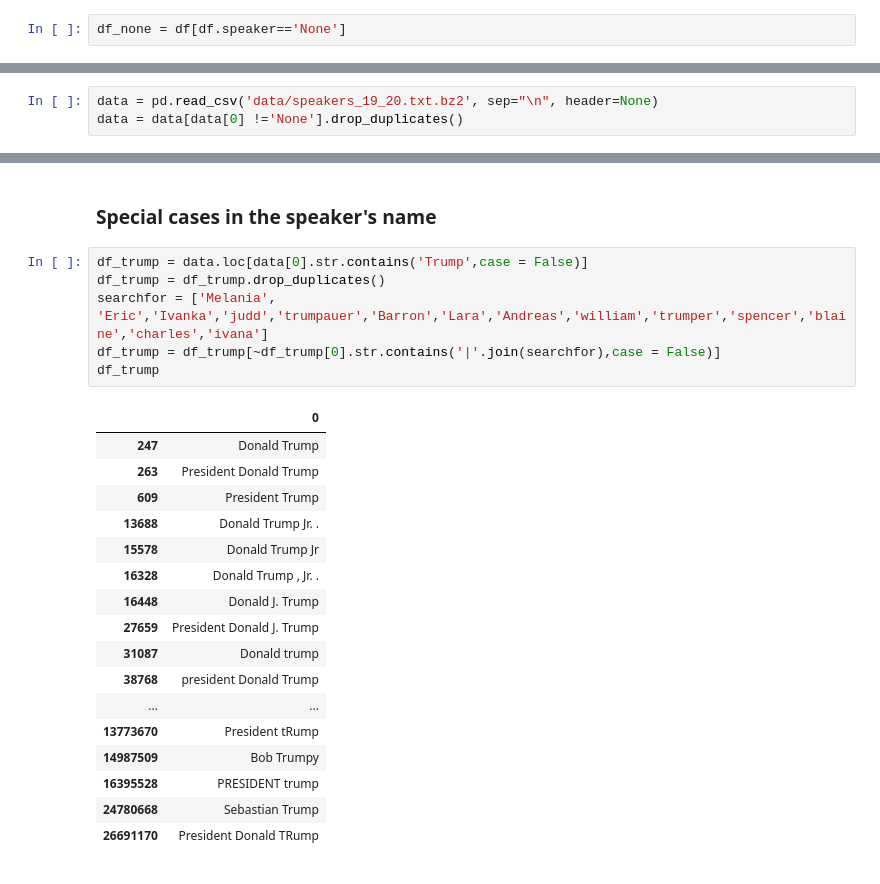
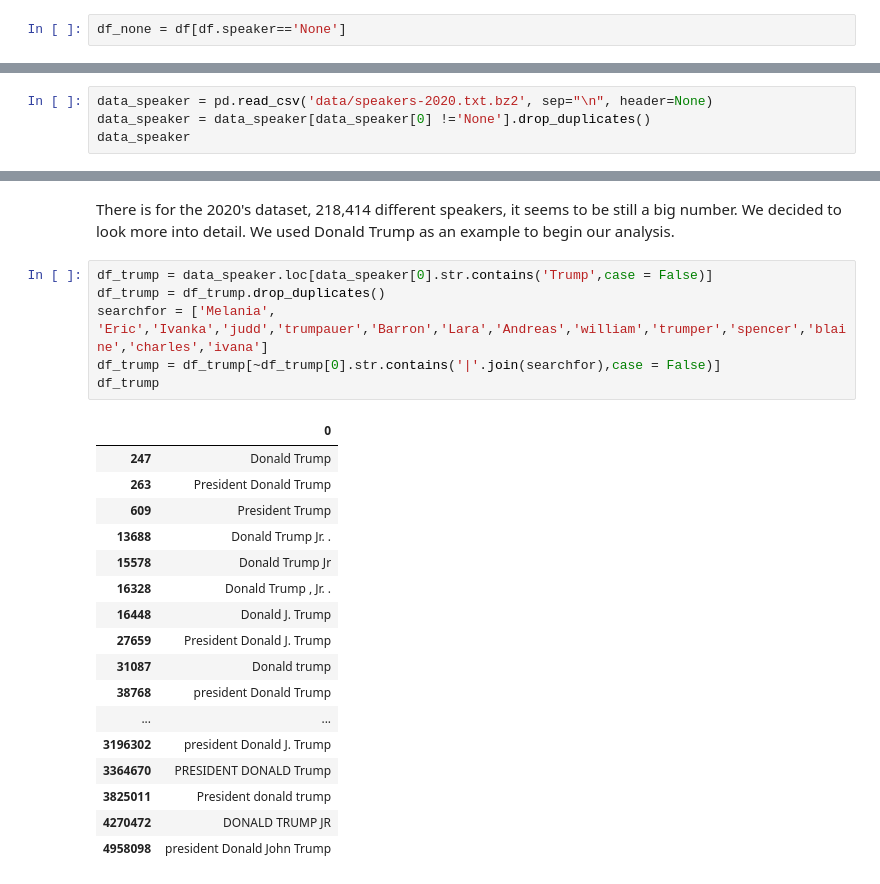
Before and after one commit to epfl-ada/ada-2021-project-les-quatre-neurones, a Jupyter notebook: a0_load_data.ipynb, the cells around one changed output, grey strips where cells are left out. Saved outputs shown, nothing was run; the diff lists cells and outputs as text.

```diff
--- a/a0_load_data.ipynb
+++ b/a0_load_data.ipynb
@@ -297,3 +267,4 @@ ordered_occurences = df.sort("numOccurrences", ascending = False).show()
 # %%
-data = pd.read_csv('data/speakers_19_20.txt.bz2', sep="\n", header=None)
-data = data[data[0] !='None'].drop_duplicates()
+data_speaker = pd.read_csv('data/speakers-2020.txt.bz2', sep="\n", header=None)
+data_speaker = data_speaker[data_speaker[0] !='None'].drop_duplicates()
+data_speaker
@@ -300,26 +285,26 @@ data = data[data[0] !='None'].drop_duplicates()
 # %% [markdown]
-### Special cases in the speaker's name
+There is for the 2020's dataset, 218,414 different speakers, it seems to be still a big number. We decided to look more into detail. We used Donald Trump as an example to begin our analysis.
 # %%
-df_trump = data.loc[data[0].str.contains('Trump',case = False)]
+df_trump = data_speaker.loc[data_speaker[0].str.contains('Trump',case = False)]
 df_trump = df_trump.drop_duplicates()
 searchfor = ['Melania', 'Eric','Ivanka','judd','trumpauer','Barron','Lara','Andreas','william','trumper','spencer','blaine','charles','ivana']
 df_trump = df_trump[~df_trump[0].str.contains('|'.join(searchfor),case = False)]
 df_trump
 # %% [output]
 |  | 0 |
 | 247 | Donald Trump |
 | 263 | President Donald Trump |
 | 609 | President Trump |
 | 13688 | Donald Trump Jr. . |
 | 15578 | Donald Trump Jr |
 | 16328 | Donald Trump , Jr. . |
 | 16448 | Donald J. Trump |
 | 27659 | President Donald J. Trump |
 | 31087 | Donald trump |
 | 38768 | president Donald Trump |
 | ... | ... |
-| 13773670 | President tRump |
-| 14987509 | Bob Trumpy |
-| 16395528 | PRESIDENT trump |
-| 24780668 | Sebastian Trump |
-| 26691170 | President Donald TRump |
+| 3196302 | president Donald J. Trump |
+| 3364670 | PRESIDENT DONALD Trump |
+| 3825011 | President donald trump |
+| 4270472 | DONALD TRUMP JR |
+| 4958098 | president Donald John Trump |
```
Also changed, not shown: parts of 60 cells of this notebook.
